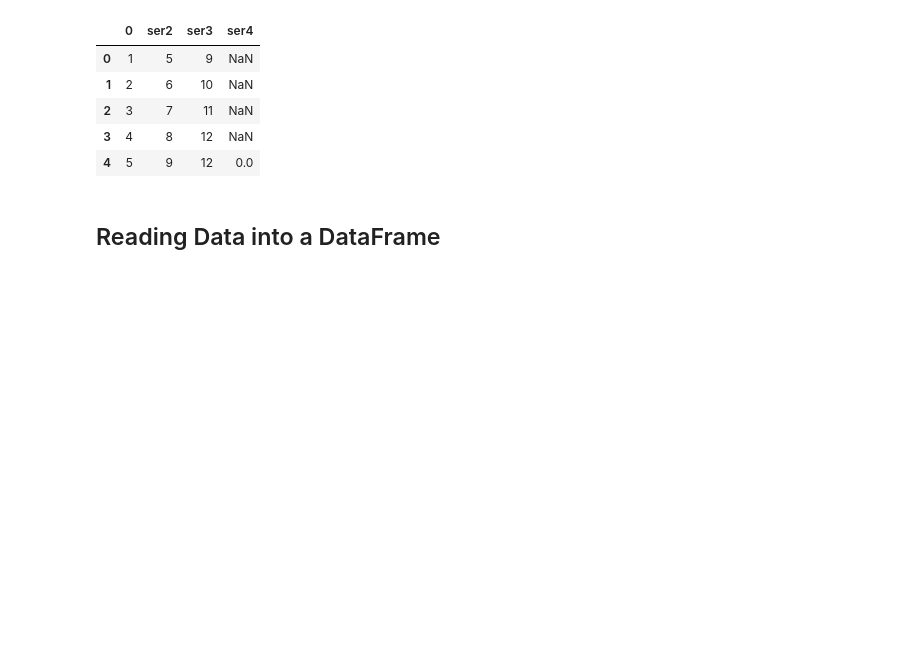
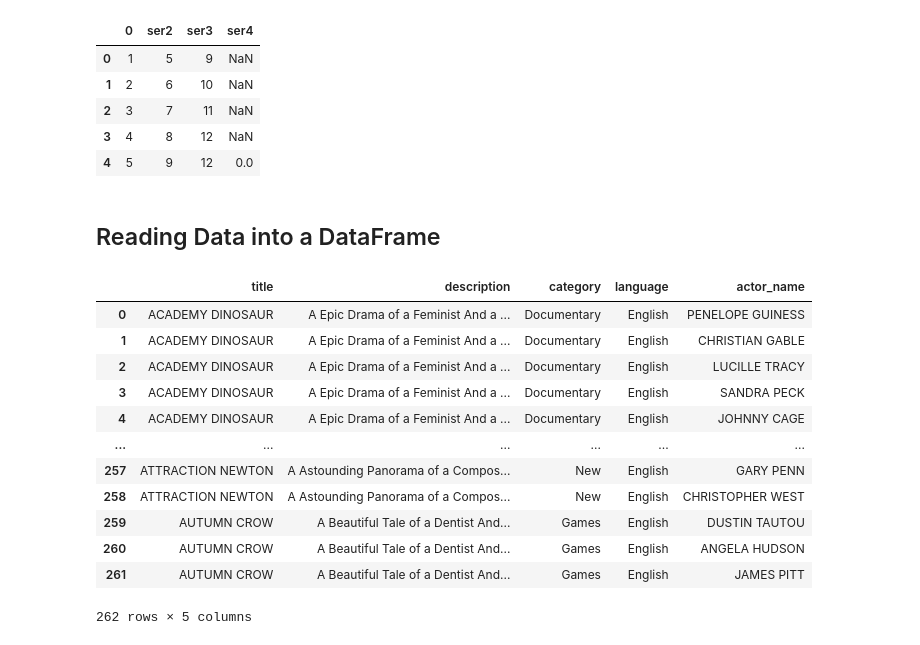
Before and after one commit to ltpham123/data-analytics, a Jupyter notebook: week-07/Ex2A_pandas_Fundamentals.ipynb, the cells around one changed output. Cells and saved outputs as stored; diff of their text form; code cells hidden in the pictures; blank space fills up the shorter version.

```diff
--- a/week-07/Ex2A_pandas_Fundamentals.ipynb
+++ b/week-07/Ex2A_pandas_Fundamentals.ipynb
@@ -86,4 +86,19 @@ df1
 # %% [markdown]
 ## Reading Data into a DataFrame
 # %%
-df2.read_csv
+df2 = pd.read_csv("sakila_example.csv")
+df2
+# %% [output]
+|  | title | description | category | language | actor_name |
+| 0 | ACADEMY DINOSAUR | A Epic Drama of a Feminist And a ... | Documentary | English | PENELOPE GUINESS |
+| 1 | ACADEMY DINOSAUR | A Epic Drama of a Feminist And a ... | Documentary | English | CHRISTIAN GABLE |
+| 2 | ACADEMY DINOSAUR | A Epic Drama of a Feminist And a ... | Documentary | English | LUCILLE TRACY |
+| 3 | ACADEMY DINOSAUR | A Epic Drama of a Feminist And a ... | Documentary | English | SANDRA PECK |
+| 4 | ACADEMY DINOSAUR | A Epic Drama of a Feminist And a ... | Documentary | English | JOHNNY CAGE |
+| ... | ... | ... | ... | ... | ... |
+| 257 | ATTRACTION NEWTON | A Astounding Panorama of a Compos... | New | English | GARY PENN |
+| 258 | ATTRACTION NEWTON | A Astounding Panorama of a Compos... | New | English | CHRISTOPHER WEST |
+| 259 | AUTUMN CROW | A Beautiful Tale of a Dentist And... | Games | English | DUSTIN TAUTOU |
+| 260 | AUTUMN CROW | A Beautiful Tale of a Dentist And... | Games | English | ANGELA HUDSON |
+| 261 | AUTUMN CROW | A Beautiful Tale of a Dentist And... | Games | English | JAMES PITT |
+262 rows × 5 columns
```
Also changed, not shown: parts of 13 cells of this notebook, 1 other file.
